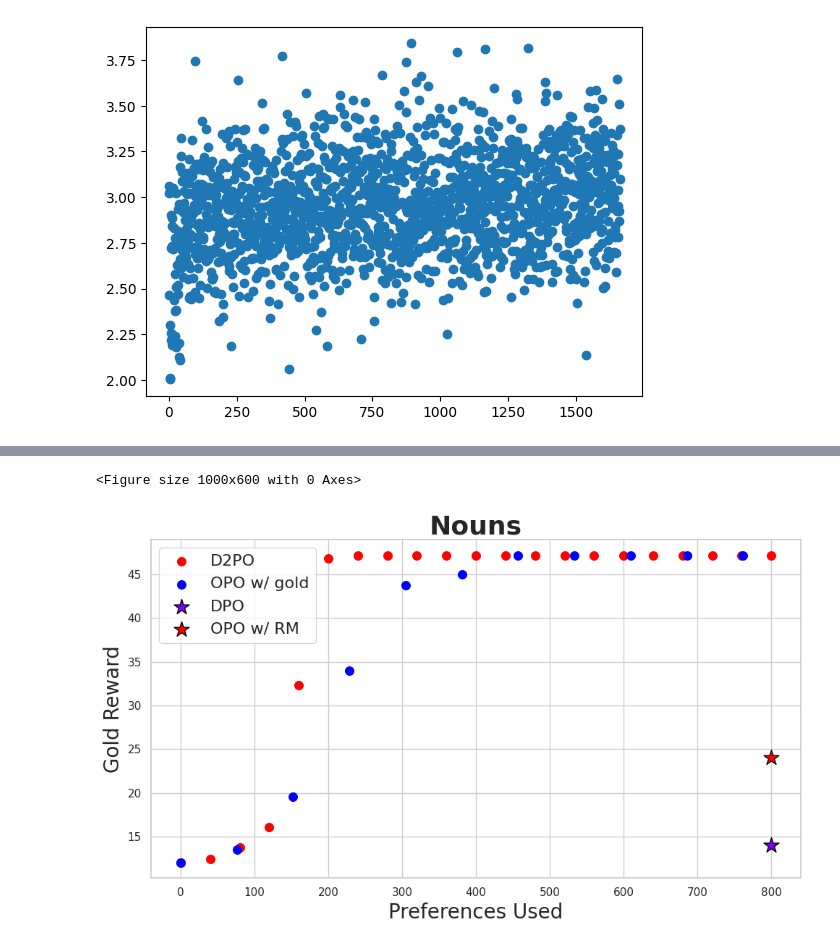
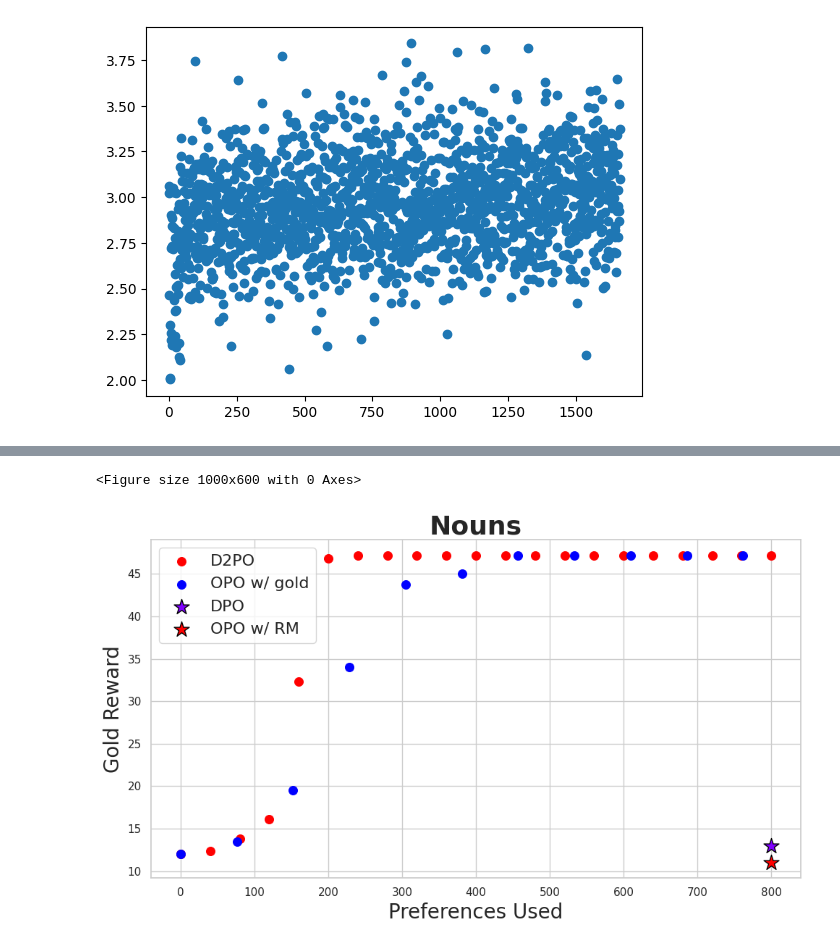
Before and after one commit to PrasannS/d2po, a Jupyter notebook: notebooks/trainlog_analysis.ipynb, the cells around one changed output, grey strips where cells are left out. Cells and saved outputs as stored; diff of their text form; code cells hidden in the pictures.

```diff
--- a/notebooks/trainlog_analysis.ipynb
+++ b/notebooks/trainlog_analysis.ipynb
@@ -485,14 +515,14 @@ def makeplot(base, key, start=100, end=2000, gap=100):
 # %%
 keys = ['ppo_conf_newalgo_5testnewseed3', 'ppo_conf_newalgo_goldb8_1ups', 'ppo_confbow_goldb8_selfreward', "ppo_conf_newalgo_5testnewseed2_dpoapi"]
 bowmainres = {
-    'D2PO':(1, [4.9, 6.520833333333333, 6.84375, 7.604166666666667, 9.145833333333334, 11.114583333333334, 11.71875, 12.458333333333334, 12.65625, 13.5625, 14.4375, 14.5625, 15.083333333333334, 15.65625, 15.697916666666666, 15.90625, 16.854166666666668, 17.479166666666668, 17.90625, 18.25, 19.604166666666668]),
-    'OPO w/ gold':(1, [4.9,8.0, 8.552083333333334, 9.854166666666666, 11.291666666666666, 11.09375, 11.8125, 13.15625, 12.635416666666666, 13.572916666666666, 14.510416666666666, 14.5, 14.6875, 14.510416666666666, 14.510416666666668, 15.15625, 15.958333333333332, 15.572916666666668, 16.635416666666668, 15.989583333333334, 16.479166666666668])
+    'D2PO':(2, [4.9, 6.520833333333333, 6.84375, 7.604166666666667, 9.145833333333334, 11.114583333333334, 11.71875, 12.458333333333334, 12.65625, 13.5625, 14.4375, 14.5625, 15.083333333333334, 15.65625, 15.697916666666666, 15.90625, 16.854166666666668, 17.479166666666668, 17.90625, 18.25, 19.604166666666668]),
+    'OPO w/ gold':(2, [4.9,8.0, 8.552083333333334, 9.854166666666666, 11.291666666666666, 11.09375, 11.8125, 13.15625, 12.635416666666666, 13.572916666666666, 14.510416666666666, 14.5, 14.6875, 14.510416666666666, 14.510416666666668, 15.15625, 15.958333333333332, 15.572916666666668, 16.635416666666668, 15.989583333333334, 16.479166666666668])
 }
 
 bowextrares = {
-    'D2PO RM':(1, [4.9, 6.520833333333333, 6.84375, 7.604166666666667, 9.145833333333334, 11.114583333333334, 11.71875, 12.458333333333334, 12.65625, 13.5625, 14.4375, 14.5625, 15.083333333333334, 15.65625, 15.697916666666666, 15.90625, 16.854166666666668, 17.479166666666668, 17.90625, 18.25, 19.604166666666668]),
-    'D2PO DPO':(1, [4.9, 6.833333333333333, 8.791666666666666, 11.083333333333334, 11.75, 11.552083333333334, 12.395833333333334, 12.927083333333334, 12.895833333333334, 13.583333333333334, 14.395833333333334, 14.5625, 14.739583333333334, 15.302083333333334, 15.572916666666666, 15.40625, 15.291666666666666, 15.229166666666666, 15.875, 15.822916666666666, 16.677083333333332]),
-    'D2PO self-reward':(1, [4.9, 7.5625, 9.322916666666666, 10.15625, 11.40625, 12.0, 12.552083333333334, 12.65625, 12.885416666666666, 12.791666666666666, 13.46875, 13.791666666666666, 14.28125, 14.354166666666666, 14.645833333333334, 14.447916666666666, 14.604166666666666, 14.822916666666666, 14.760416666666666, 14.729166666666666, 14.885416666666666])
+    'D2PO RM':(2, [4.9, 6.520833333333333, 6.84375, 7.604166666666667, 9.145833333333334, 11.114583333333334, 11.71875, 12.458333333333334, 12.65625, 13.5625, 14.4375, 14.5625, 15.083333333333334, 15.65625, 15.697916666666666, 15.90625, 16.854166666666668, 17.479166666666668, 17.90625, 18.25, 19.604166666666668]),
+    'D2PO DPO':(2, [4.9, 6.833333333333333, 8.791666666666666, 11.083333333333334, 11.75, 11.552083333333334, 12.395833333333334, 12.927083333333334, 12.895833333333334, 13.583333333333334, 14.395833333333334, 14.5625, 14.739583333333334, 15.302083333333334, 15.572916666666666, 15.40625, 15.291666666666666, 15.229166666666666, 15.875, 15.822916666666666, 16.677083333333332]),
+    'D2PO self-reward':(2, [4.9, 7.5625, 9.322916666666666, 10.15625, 11.40625, 12.0, 12.552083333333334, 12.65625, 12.885416666666666, 12.791666666666666, 13.46875, 13.791666666666666, 14.28125, 14.354166666666666, 14.645833333333334, 14.447916666666666, 14.604166666666666, 14.822916666666666, 14.760416666666666, 14.729166666666666, 14.885416666666666])
 }
 # TODO verify
 bowmainpoints = [(800, 6.2), (800,5)]
@@ -501,5 +531,26 @@ nounmainres = {
     'D2PO':(0.4, [12, 12.395833333333334, 13.78125, 16.09375, 32.3, 46.833333333333336, 47.1875, 47.1875, 47.1875, 47.1875, 47.1875, 47.1875, 47.1875, 47.1875, 47.1875, 47.1875, 47.1875, 47.1875, 47.1875, 47.1875, 47.1875]),
     'OPO w/ gold':(0.8, [12, 13.5, 19.552083333333332, 34, 43.78125, 45, 47.177083333333336, 47.1875, 47.1875, 47.1875, 47.1875, 47.1875, 47.1875, 47.1875, 47.177083333333336, 47.1875, 47.1875, 47.1875, 47.1875, 47.1875, 47.1875, 47.1875])
 }
+
+nounextrares = {
+    'D2PO RM':(0.4, [12, 12.395833333333334, 13.78125, 16.09375, 32.3, 46.833333333333336, 47.1875, 47.1875, 47.1875, 47.1875, 47.1875, 47.1875, 47.1875, 47.1875, 47.1875, 47.1875, 47.1875, 47.1875, 47.1875, 47.1875, 47.1875]),
+    'D2PO DPO':(0.4, [12, 11.635416666666666, 13.09375, 16.4375, 30.3, 47.177083333333336, 47.166666666666664, 47.1875, 47.1875, 47.1875, 47.1875, 47.1875, 47.1875, 47.1875, 46.822916666666664, 47.1875, 47.1875, 47.1875, 47.1875, 47.177083333333336, 47.1875]),
+    'D2PO self-reward':(0.8, [12, 11.5625, 11, 12.833333333333334, 20, 11.59375, 11.635416666666666, 20, 30, 11.739583333333334, 12.604166666666666, 12.15625, 12.708333333333334, 12.395833333333334, 12.625, 12.15625, 12.708333333333334, 12.395833333333334, 12.62]),
+
+}
+
+cdistmainres = {
+    'D2PO':(1, [-0.18, -0.02783203125, 0.044514973958333336, 0.12833658854166666, 0.11572265625, 0.18733723958333334, 0.2970377604166667, 0.3292643229166667, 0.267822265625, 0.19319661458333334, 0.2730305989583333, 0.2572835286458333, 0.2694498697916667, 0.2682291666666667, 0.2682291666666667, 0.2682291666666667, 0.2682291666666667, 0.267578125, 0.2631022135416667, 0.4047037760416667, 0.6643880208333334]),
+    'OPO w/ gold':(1,[-0.18, -0.019612630208333332, 0.021769205729166668, 0.06892903645833333, 0.12711588541666666, 0.158935546875, 0.19108072916666666, 0.255126953125, 0.33154296875, 0.2845865885416667, 0.3129069010416667])
+}
+
+cdextrares = {
+    'D2PO':(1, [-0.18, -0.02783203125, 0.044514973958333336, 0.12833658854166666, 0.11572265625, 0.18733723958333334, 0.2970377604166667, 0.3292643229166667, 0.267822265625, 0.19319661458333334, 0.2730305989583333, 0.2572835286458333, 0.2694498697916667, 0.2682291666666667, 0.2682291666666667, 0.2682291666666667, 0.2682291666666667, 0.267578125, 0.2631022135416667, 0.4047037760416667, 0.6643880208333334]),
+    'D2PO DPO':(1, [-0.18, -0.007, 0.0245, 0.156, 0.11572265625, 0.48733723958333334, 0.4970377604166667, 0.452643229166667, 0.487822265625, 0.45319661458333334, 0.4330305989583333, 0.52835286458333, 0.4794498697916667, 0.4282291666666667, 0.4882291666666667, 0.4282291666666667, 0.4482291666666667, 0.477578125, 0.431022135416667, 0.4047037760416667, 0.443880208333334]),
+    'D2PO self-reward':(1, [-0.015625, -0.009724934895833334, 0.0032552083333333335, 0.042805989583333336, 0.4254557291666667, 0.6022135416666666, 0.669677734375, 0.70654296875, 0.7584635416666666, 0.8396809895833334])
+
+}
 # TODO verify
-nounmainpoints = [(800, 14), (800,24)]
+nounmainpoints = [(800, 13), (800,11)]
+cdmainpoints = [(2000, -0.1), (2000,0.18)]
+bowmainpoints = [(4000, 5.9), (4000,6.2)]
@@ -506,5 +573,6 @@ nounmainpoints = [(800, 14), (800,24)]
 # %%
-plot_methods(nounmainres, xlabel="Preferences Used", ylabel="Gold Reward", setname="Nouns", fname ='nounmain.pdf', point_labels=['DPO', "OPO w/ RM"], points=[(800, 14), (800,24)])
+# noun main plot
+plot_methods(nounmainres, xlabel="Preferences Used", ylabel="Gold Reward", setname="Nouns", fname ='nounmain.pdf', point_labels=['DPO', "OPO w/ RM"], points=nounmainpoints)
 # %% [output]
 <Figure size 1000x600 with 0 Axes>
-[figure, old version]
+[figure, new version]
```
Also changed, not shown: parts of 25 cells of this notebook, 5 other files.
